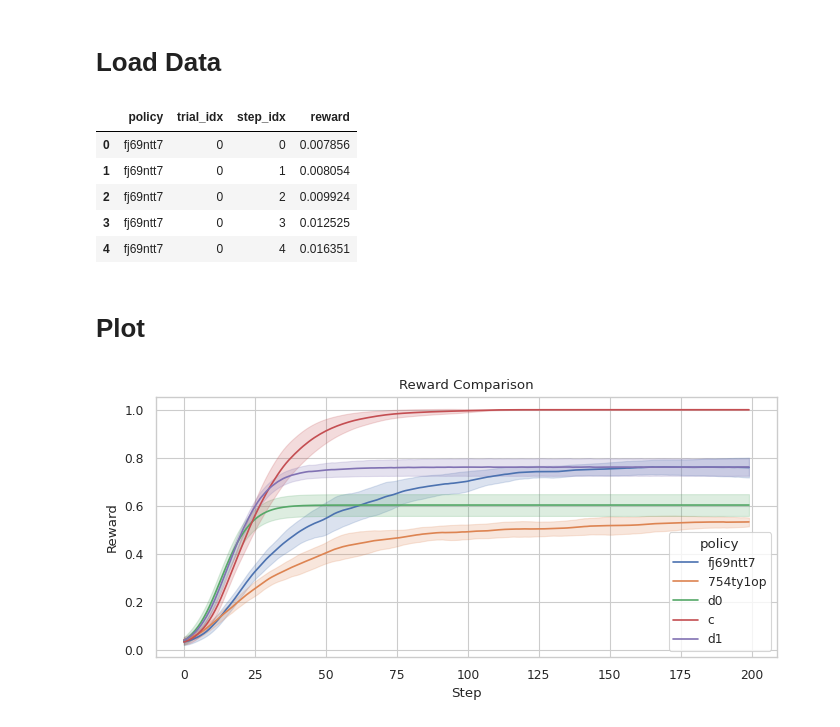
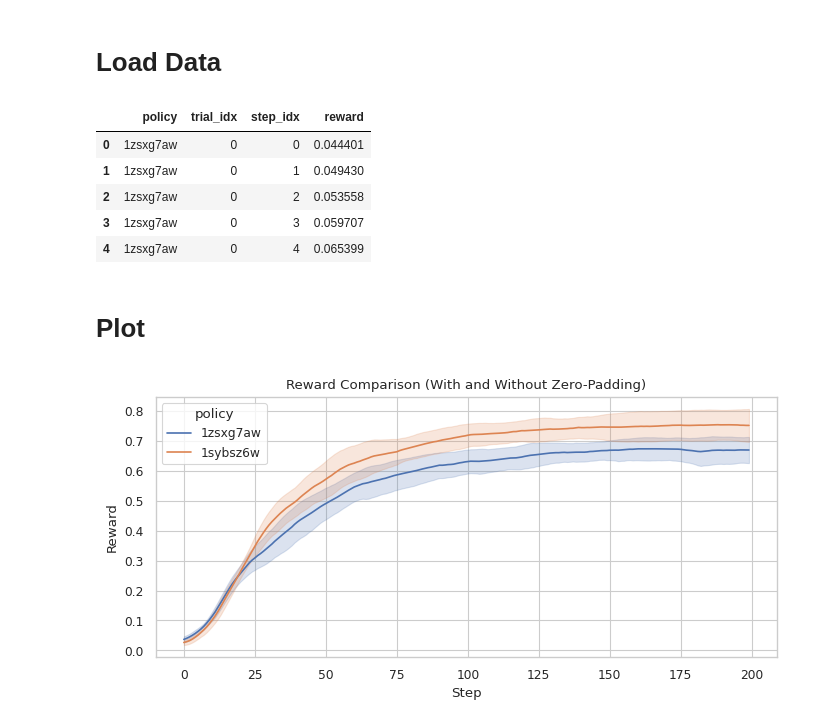
Before and after one commit to Damowerko/motion-planning, a Jupyter notebook: notebooks/feature.ipynb, the cells around one changed output. Saved outputs shown, nothing was run; the diff lists cells and outputs as text; code cells hidden in the pictures.

Commit message:
Compared the models with and without zero-padding the inputs

```diff
--- a/notebooks/feature.ipynb
+++ b/notebooks/feature.ipynb
@@ -18,8 +18,8 @@ sns.set_theme(
 )
 
 
-fig_path = Path("figures")
-models = ["1sybsz6w"]
+fig_path = Path("../figures")
+models = ["1sybsz6w", "1zsxg7aw"]
 # %% [markdown]
 # Load Data
 # %%
@@ -46,29 +46,29 @@ df = pd.concat(dfs)
 df.head()
 # %% [output]
 |  | policy | trial_idx | step_idx | reward |
-| 0 | fj69ntt7 | 0 | 0 | 0.007856 |
-| 1 | fj69ntt7 | 0 | 1 | 0.008054 |
-| 2 | fj69ntt7 | 0 | 2 | 0.009924 |
-| 3 | fj69ntt7 | 0 | 3 | 0.012525 |
-| 4 | fj69ntt7 | 0 | 4 | 0.016351 |
+| 0 | 1zsxg7aw | 0 | 0 | 0.044401 |
+| 1 | 1zsxg7aw | 0 | 1 | 0.049430 |
+| 2 | 1zsxg7aw | 0 | 2 | 0.053558 |
+| 3 | 1zsxg7aw | 0 | 3 | 0.059707 |
+| 4 | 1zsxg7aw | 0 | 4 | 0.065399 |
 # %% [markdown]
 # Plot
 # %%
 # Create the line plot
 sns.lineplot(
     data=df,
     x="step_idx",
     y="reward",
     hue="policy",
     errorbar="sd",
 )
 plt.xlabel("Step")
 plt.ylabel("Reward")
-plt.title("Reward Comparison")
+plt.title("Reward Comparison (With and Without Zero-Padding)")
 
 # Save the plot
-plt.savefig(fig_path / "comparison.png")
-plt.savefig(fig_path / "comparison.pdf")
+plt.savefig(fig_path / "comparison_feature.png")
+plt.savefig(fig_path / "comparison_feature.pdf")
 plt.show()
 # %% [output]
-[figure, old version]
+[figure, new version]
```
